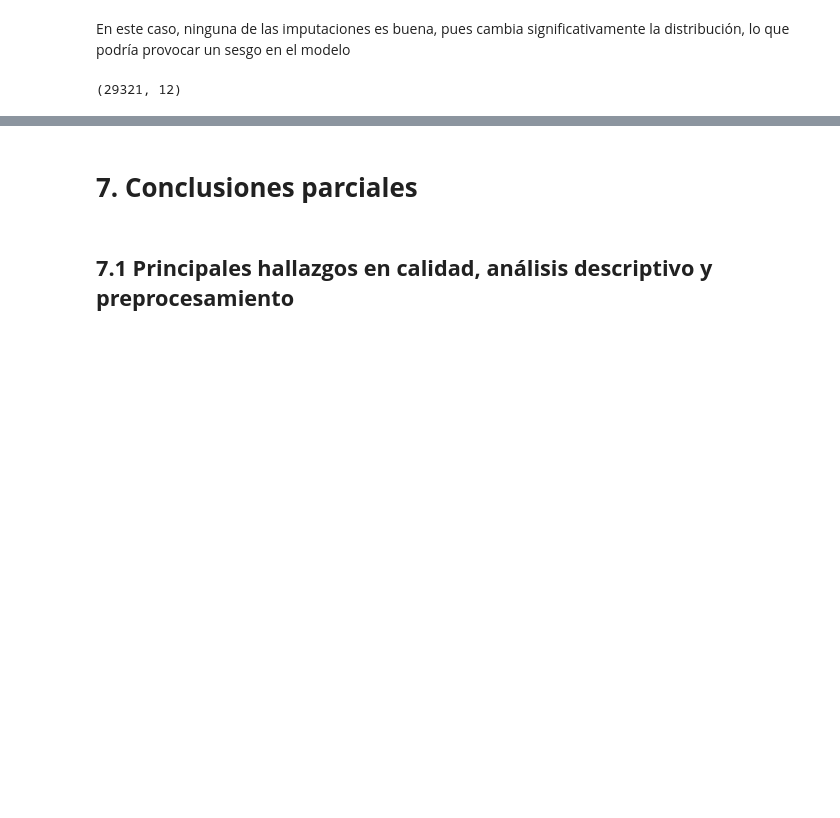
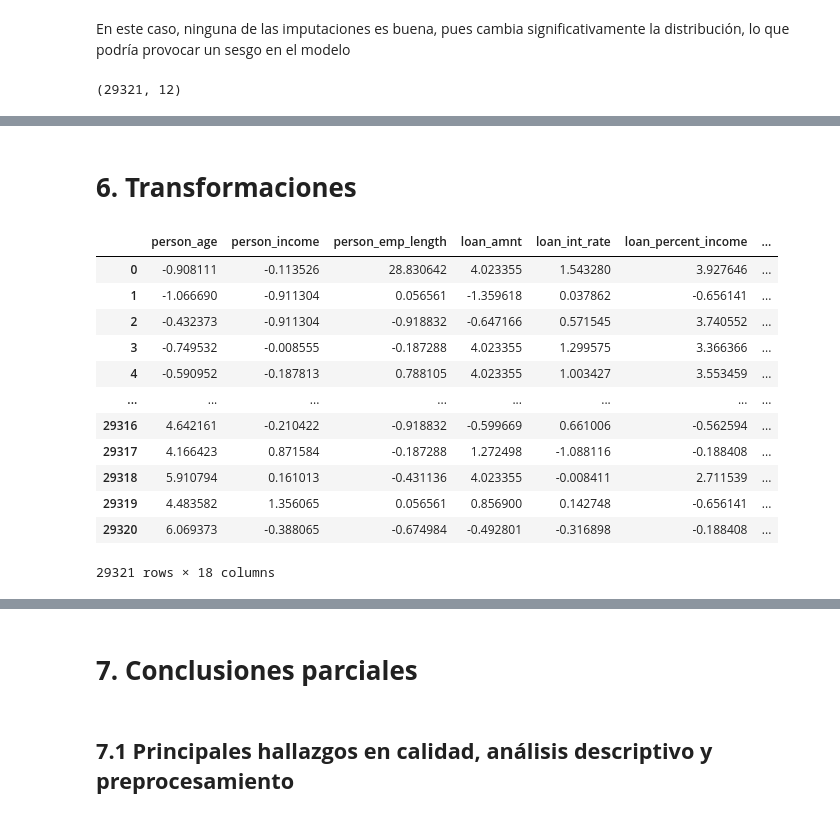
Before and after one commit to GustavoHDLC1/Colab_Files_PADP, a Jupyter notebook: Proyecto_PADP.ipynb, the cells around one changed output, grey strips where cells are left out. Cells and saved outputs as stored; diff of their text form; code cells hidden in the pictures; blank space fills up the shorter version.

```diff
--- a/Proyecto_PADP.ipynb
+++ b/Proyecto_PADP.ipynb
@@ -800,0 +732,2 @@ En estas dos variables reclasificamos, tomando las categorías de menor frecuenc
+# %% [markdown]
+# **6. Transformaciones**
@@ -800,0 +756,16 @@ En estas dos variables reclasificamos, tomando las categorías de menor frecuenc
+# %%
+X_pre
+# %% [output]
+|  | person_age | person_income | person_emp_length | loan_amnt | loan_int_rate | loan_percent_income | ... |
+| 0 | -0.908111 | -0.113526 | 28.830642 | 4.023355 | 1.543280 | 3.927646 | ... |
+| 1 | -1.066690 | -0.911304 | 0.056561 | -1.359618 | 0.037862 | -0.656141 | ... |
+| 2 | -0.432373 | -0.911304 | -0.918832 | -0.647166 | 0.571545 | 3.740552 | ... |
+| 3 | -0.749532 | -0.008555 | -0.187288 | 4.023355 | 1.299575 | 3.366366 | ... |
+| 4 | -0.590952 | -0.187813 | 0.788105 | 4.023355 | 1.003427 | 3.553459 | ... |
+| ... | ... | ... | ... | ... | ... | ... | ... |
+| 29316 | 4.642161 | -0.210422 | -0.918832 | -0.599669 | 0.661006 | -0.562594 | ... |
+| 29317 | 4.166423 | 0.871584 | -0.187288 | 1.272498 | -1.088116 | -0.188408 | ... |
+| 29318 | 5.910794 | 0.161013 | -0.431136 | 4.023355 | -0.008411 | 2.711539 | ... |
+| 29319 | 4.483582 | 1.356065 | 0.056561 | 0.856900 | 0.142748 | -0.656141 | ... |
+| 29320 | 6.069373 | -0.388065 | -0.674984 | -0.492801 | -0.316898 | -0.188408 | ... |
+29321 rows × 18 columns
```
Also changed, not shown: parts of 89 cells of this notebook.
